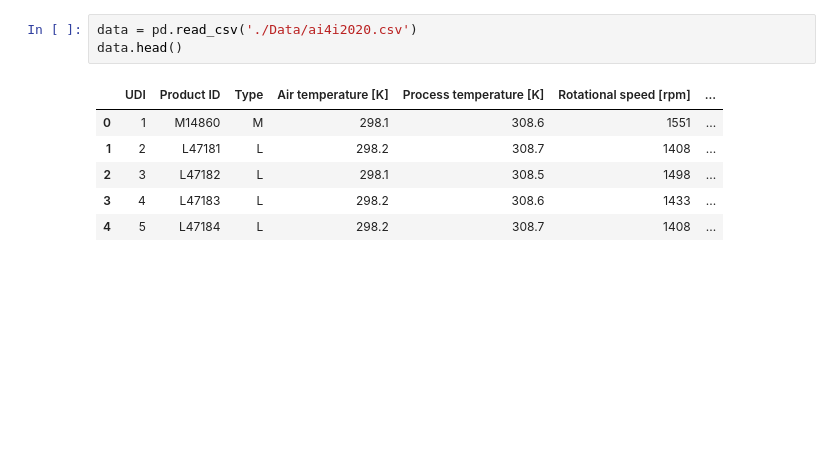
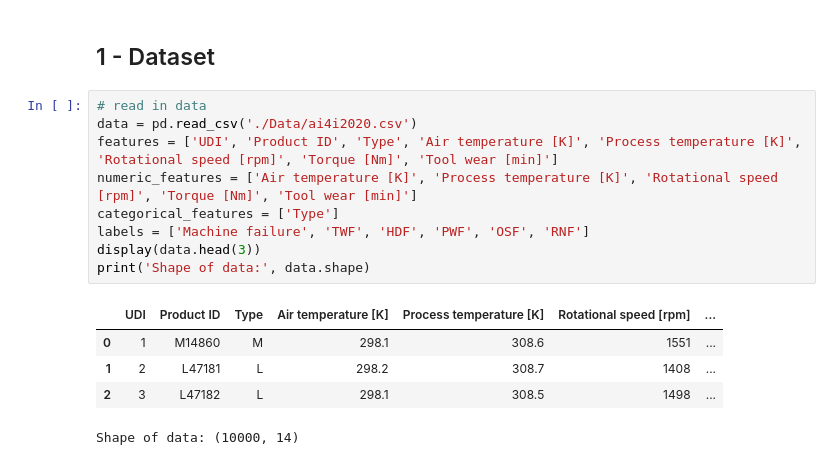
Before and after one commit to ascharie/CS349---Group8, a Jupyter notebook: Final Project/Main.ipynb, the cells around one changed output. Saved outputs shown, nothing was run; the diff lists cells and outputs as text; blank space fills up the shorter version.

```diff
--- a/Final Project/Main.ipynb
+++ b/Final Project/Main.ipynb
@@ -6,10 +16,17 @@ import matplotlib.pyplot as plt
-# %%
-data = pd.read_csv('./Data/ai4i2020.csv')
-data.head()
-# %% [output]
-|  | UDI | Product ID | Type | Air temperature [K] | Process temperature [K] | Rotational speed [rpm] | ... |
-| 0 | 1 | M14860 | M | 298.1 | 308.6 | 1551 | ... |
-| 1 | 2 | L47181 | L | 298.2 | 308.7 | 1408 | ... |
-| 2 | 3 | L47182 | L | 298.1 | 308.5 | 1498 | ... |
-| 3 | 4 | L47183 | L | 298.2 | 308.6 | 1433 | ... |
-| 4 | 5 | L47184 | L | 298.2 | 308.7 | 1408 | ... |
+# %% [markdown]
+## 1 - Dataset
+# %%
+# read in data
+data = pd.read_csv('./Data/ai4i2020.csv')
+features = ['UDI', 'Product ID', 'Type', 'Air temperature [K]', 'Process temperature [K]', 'Rotational speed [rpm]', 'Torque [Nm]', 'Tool wear [min]']
+numeric_features = ['Air temperature [K]', 'Process temperature [K]', 'Rotational speed [rpm]', 'Torque [Nm]', 'Tool wear [min]']
+categorical_features = ['Type']
+labels = ['Machine failure', 'TWF', 'HDF', 'PWF', 'OSF', 'RNF']
+display(data.head(3))
+print('Shape of data:', data.shape)
+# %% [output]
+|  | UDI | Product ID | Type | Air temperature [K] | Process temperature [K] | Rotational speed [rpm] | ... |
+| 0 | 1 | M14860 | M | 298.1 | 308.6 | 1551 | ... |
+| 1 | 2 | L47181 | L | 298.2 | 308.7 | 1408 | ... |
+| 2 | 3 | L47182 | L | 298.1 | 308.5 | 1498 | ... |
+Shape of data: (10000, 14)
```
Also changed, not shown: parts of 17 cells of this notebook, 3 other files.
